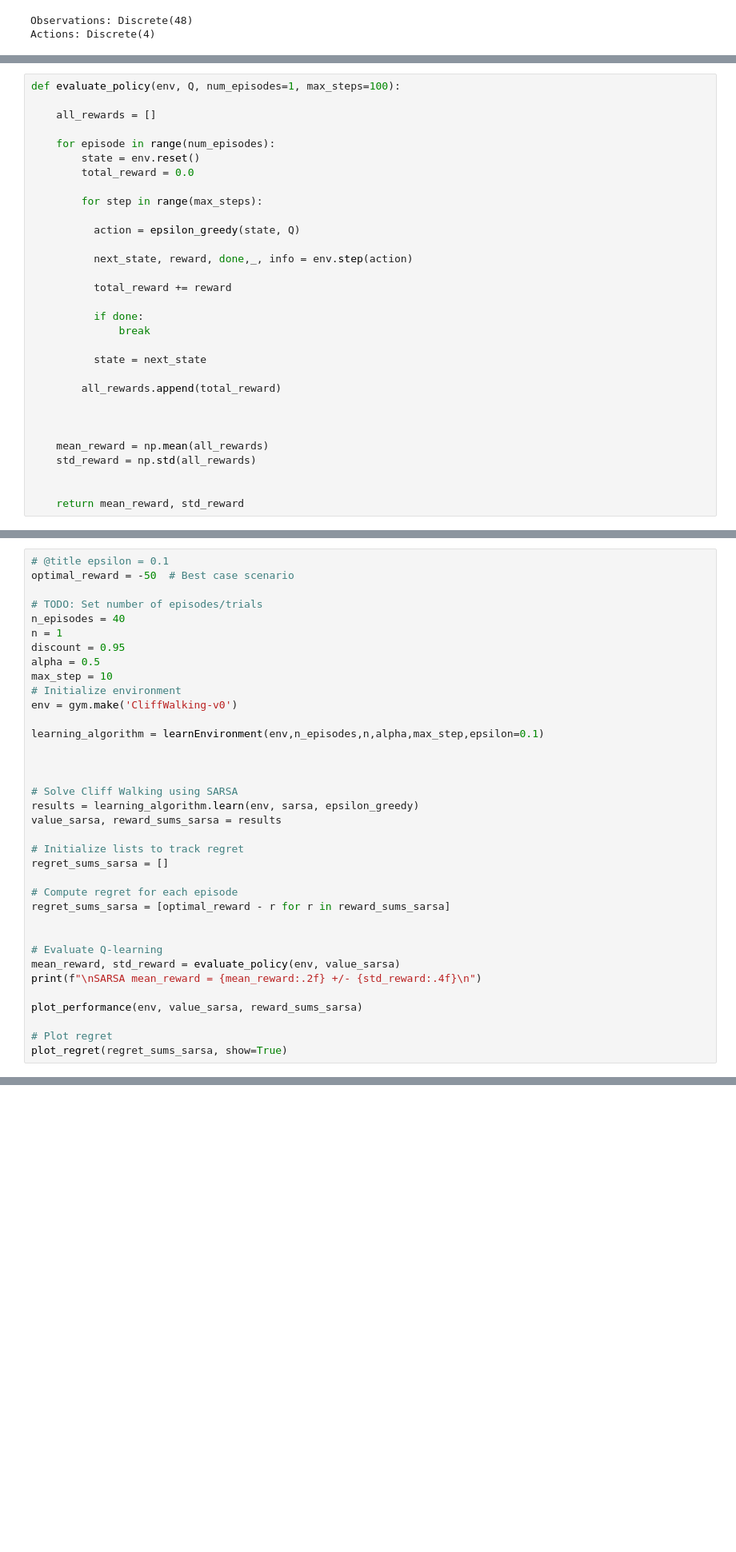
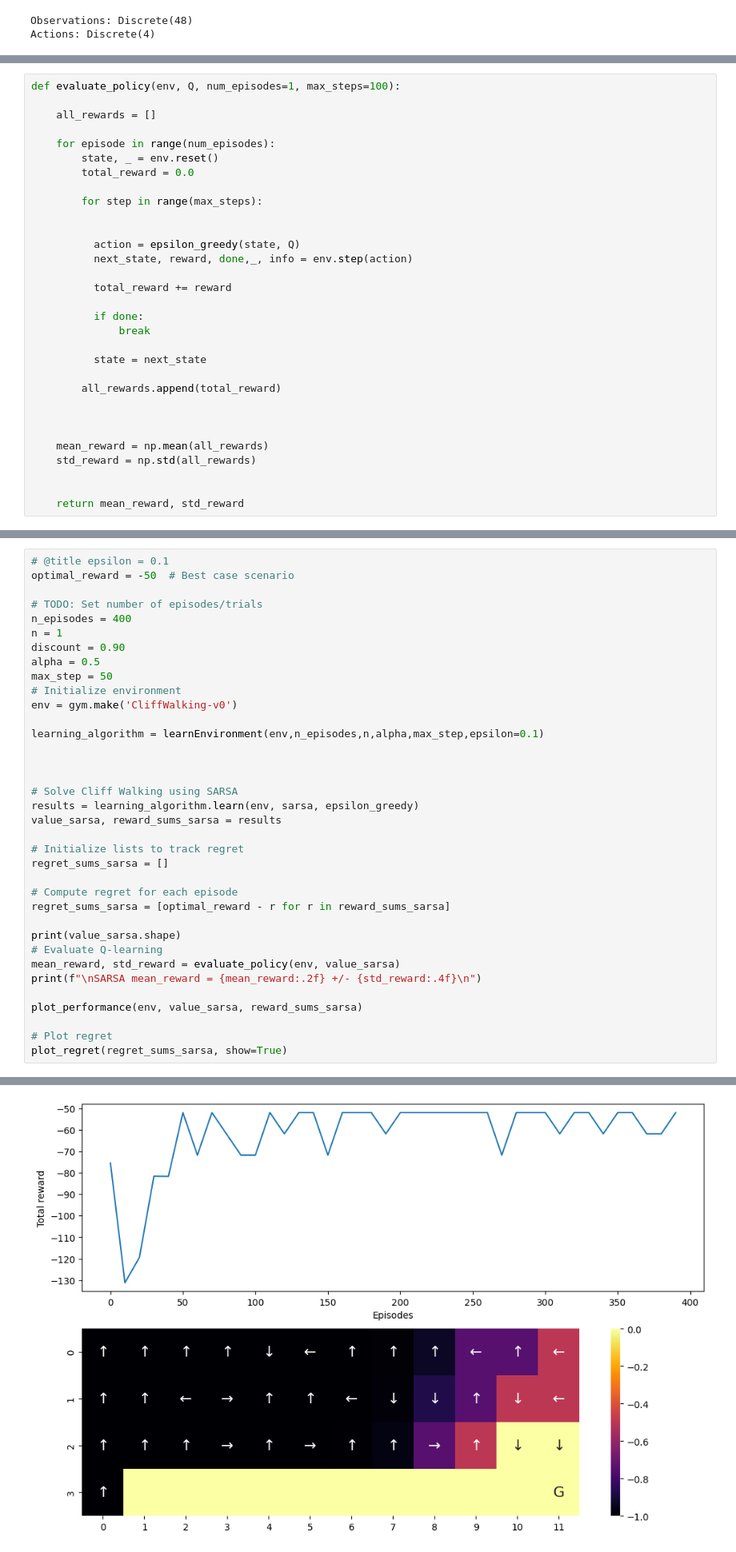
Before and after one commit to mj-amin-ece/RL, a Jupyter notebook: Home Works/HW2/HW2_P1_SARSA_and_QLearning.ipynb, the cells around one changed output, grey strips where cells are left out. Shown at 80% size. Drawn from its saved outputs; the diff is of its cells as text; blank space fills up the shorter version.

```diff
--- a/Home Works/HW2/HW2_P1_SARSA_and_QLearning.ipynb
+++ b/Home Works/HW2/HW2_P1_SARSA_and_QLearning.ipynb
@@ -233,13 +233,13 @@ def evaluate_policy(env, Q, num_episodes=1, max_steps=100):
     all_rewards = []
 
     for episode in range(num_episodes):
-        state = env.reset()
+        state, _ = env.reset()
         total_reward = 0.0
 
         for step in range(max_steps):
 
+
           action = epsilon_greedy(state, Q)
-
           next_state, reward, done,_, info = env.step(action)
 
           total_reward += reward
@@ -400,11 +400,11 @@ A well-trained RL agent should aim to **minimize regret** over time.
 optimal_reward = -50  # Best case scenario
 
 # TODO: Set number of episodes/trials
-n_episodes = 40
+n_episodes = 400
 n = 1
-discount = 0.95
+discount = 0.90
 alpha = 0.5
-max_step = 10
+max_step = 50
 # Initialize environment
 env = gym.make('CliffWalking-v0')
 
@@ -422,7 +422,7 @@ regret_sums_sarsa = []
 # Compute regret for each episode
 regret_sums_sarsa = [optimal_reward - r for r in reward_sums_sarsa]
 
-
+print(value_sarsa.shape)
 # Evaluate Q-learning
 mean_reward, std_reward = evaluate_policy(env, value_sarsa)
 print(f"\nSARSA mean_reward = {mean_reward:.2f} +/- {std_reward:.4f}\n")
@@ -435,0 +438 @@ IndexError: only integers, slices (`:`), ellipsis (`...`), numpy.newaxis (`None`
+[figure, added]
```
Also changed, not shown: parts of 4 cells of this notebook.
